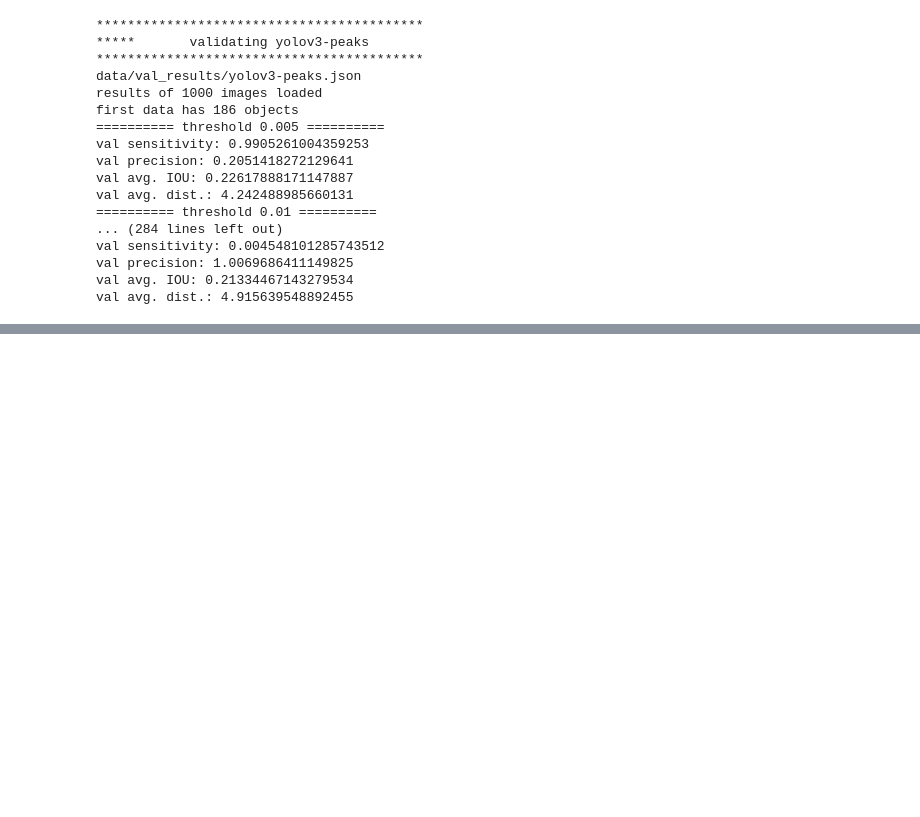
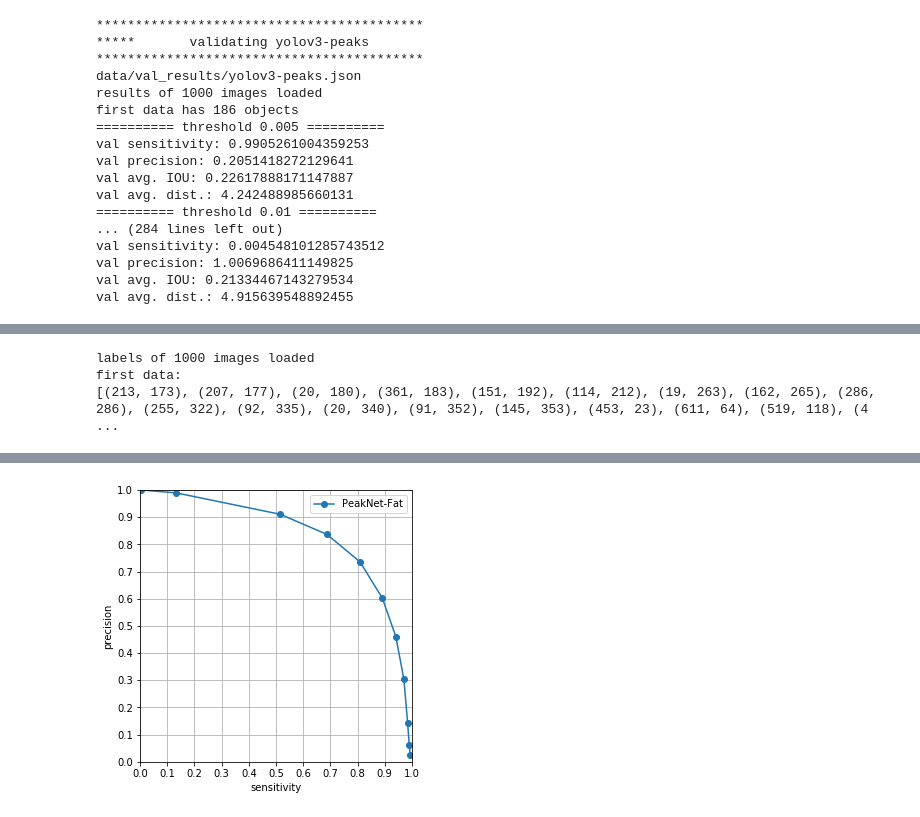
Before and after one commit to leeneil/peaknet, a Jupyter notebook: val_analysis_offline.ipynb, the cells around one changed output, grey strips where cells are left out. Cells and saved outputs as stored; diff of their text form; code cells hidden in the pictures; blank space fills up the shorter version.

Commit message:
done testing

```diff
--- a/val_analysis_offline.ipynb
+++ b/val_analysis_offline.ipynb
@@ -86,0 +91,11 @@ plt.show()
+# %%
+thresh = 0.25
+
+for arch in archs:
+    print(official_names[arch])
+    val_sen, val_pre, val_iou, val_dist = pre_vs_sen[ (arch, thresh) ]
+    print('val sensitivity:', val_sen)
+    print('val precision:', val_pre)
+    print('val avg. IOU:', val_iou)
+    print('val avg. dist.:', val_dist)
+    print("===================================")
@@ -86,0 +120,59 @@ plt.show()
+# %%
+test_labels = loadLabels("data/test_labels/", 1000)
+print("labels of {} images loaded".format(str(len(test_labels))))
+print('first data:')
+print(test_labels[0])
+# %% [output]
+labels of 1000 images loaded
+first data:
+[(213, 173), (207, 177), (20, 180), (361, 183), (151, 192), (114, 212), (19, 263), (162, 265), (286, 286), (255, 322), (92, 335), (20, 340), (91, 352), (145, 353), (453, 23), (611, 64), (519, 118), (4 ...
+# %%
+resultPath = "data/test_results/"
+arch ="newpeaksv5"
+
+threshs = [0.005, 0.01, 0.02, 0.05, 0.10, 0.15, 0.20, 0.25, 0.3, 0.4, 0.5]
+pre_vs_sen = {}
+
+print("******************************************")
+print("*****       testing " + arch)
+print("******************************************")
+test_results = loadResults(resultPath+arch+".json")
+print("results of {} images loaded".format(str(len(test_results))))
+print('first data has {} objects'.format(str(len(test_results[0]))))
+
+for thresh in threshs:
+    print("========== threshold " + str(thresh) + " ==========")
+    test_comp_results, test_comp_stats = compare( test_labels, test_results, thresh, (11,11), False )
+    test_sen, test_pre, test_iou, test_dist = test_comp_stats
+    print('test sensitivity:', val_sen)
+    print('test precision:', test_pre)
+    print('test avg. IOU:', test_iou)
+    print('test avg. dist.:', test_dist)
+    pre_vs_sen[ (arch, thresh) ] = test_comp_stats
+    if test_sen == -1:
+        break
+
+x = []
+y = []
+fig, ax = plt.subplots(1)
+for thresh in threshs:
+    sen, pre, _, _ = pre_vs_sen[ (arch, thresh) ]
+    if sen != -1:
+        x.append( min([sen, 1]) )
+        y.append( min([pre, 1]) )
+    else:
+        break
+plt.plot( x, y, '-o', label=official_names[arch] )
+plt.legend()
+plt.xlabel('sensitivity')
+plt.ylabel('precision')
+ax.set_xlim([0, 1])
+ax.set_ylim([0, 1])
+ax.set_xticks([0, 0.1, 0.2, 0.3, 0.4, 0.5, 0.6, 0.7, 0.8, 0.9, 1])
+ax.set_yticks([0, 0.1, 0.2, 0.3, 0.4, 0.5, 0.6, 0.7, 0.8, 0.9, 1])
+ax.grid(True)
+ax.set_aspect('equal')
+fig.set_size_inches(5, 5)
+plt.savefig('output/' + arch + '_sen_vs_pre.png', bbox_inches='tight', dpi=300)
+plt.show()
+# %% [output]
@@ -86,0 +196 @@ plt.show()
+[figure, added]
```
Also changed, not shown: parts of 3 cells of this notebook.
